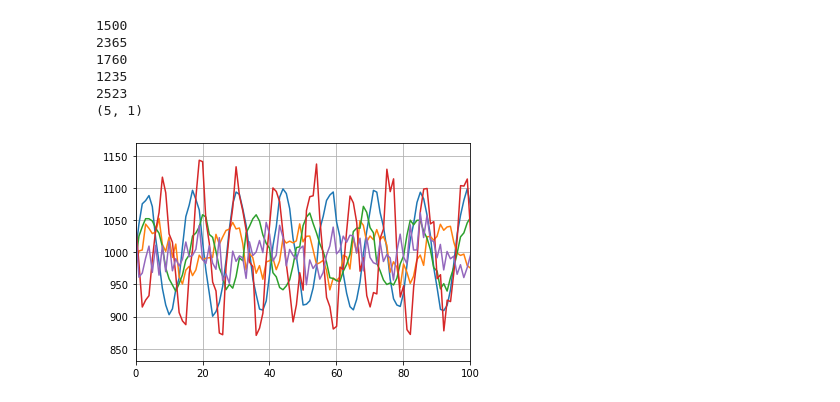
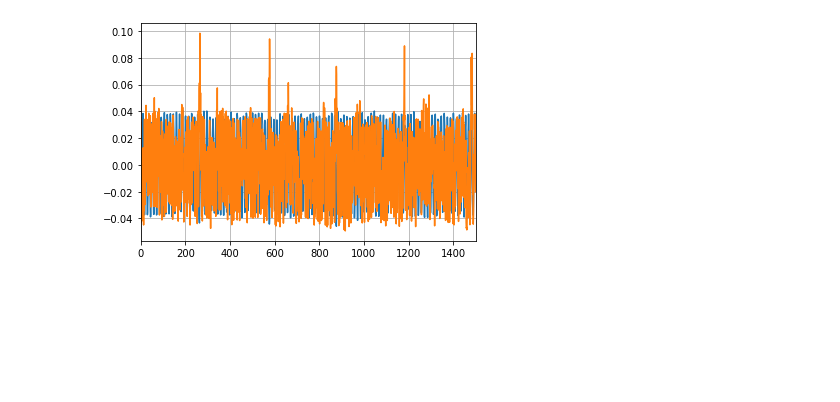
Before and after one commit to pbouttes/ML_Project2, a Jupyter notebook: philipp.ipynb, the cells around one changed output. Drawn from its saved outputs; the diff is of its cells as text; code cells hidden in the pictures; blank space fills up the shorter version.

```diff
--- a/philipp.ipynb
+++ b/philipp.ipynb
@@ -1,37 +1,45 @@
 # %%
 import scipy.io
 import numpy as np
 import matplotlib.pyplot as plt
+from scipy.signal import savgol_filter
 from sklearn.decomposition import FastICA
 
 def load_data(file):
     mat = scipy.io.loadmat(file)
-    return mat['val'][0][0]
+    return mat['val'][0]
 
 def show_subplot(ax, y, start, stop):
     x_linspace = np.linspace(0, len(y), len(y))
     ax.set_xlim([start, stop])
     ax.plot(x_linspace, y)
 
+def apply_filter(y_transformed, strength):
+    filtered_y = np.array([])
+    for row in y_transformed.T:
+
+        filtered_row = savgol_filter(row, strength, 1)
+        filtered_row = filtered_row.T
+        filtered_y = np.append(filtered_y, filtered_row)
+        filtered_y = np.reshape(filtered_y, (-1, 1500))
+    return filtered_y.T
+
 def main():
     fig_subset_view, ax = plt.subplots()
     ax.grid()
-    samples_matrix = np.array([])
-    for i in range (5):
-        file = 'heartbeat_data/00'+str(i)+'.mat'
-        y = load_data(file)
-        samples_matrix.append(y)
-        print(len(y))
-        show_subplot(ax, y, 0, 100)
-    ica.fit_transform(samples_matrix.T)
-    print(np.shape(S))
+    file = 'heartbeat_data/000.mat'
+    y = load_data(file)
+
+    y_transposed = y.T
+    # print(len(y))
+
+    transformer = FastICA(n_components = 2)
+    y_transformed = transformer.fit_transform(y_transposed)
+    filtered_y = apply_filter(y_transformed, 10)
+
+
+    show_subplot(ax, y_transformed, 0, 1500)
 
 main()
 # %% [output]
-1500
-2365
-1760
-1235
-2523
-(5, 1)
-[figure, old version]
+[figure, new version]
```
Also changed, not shown: 1 other file.
